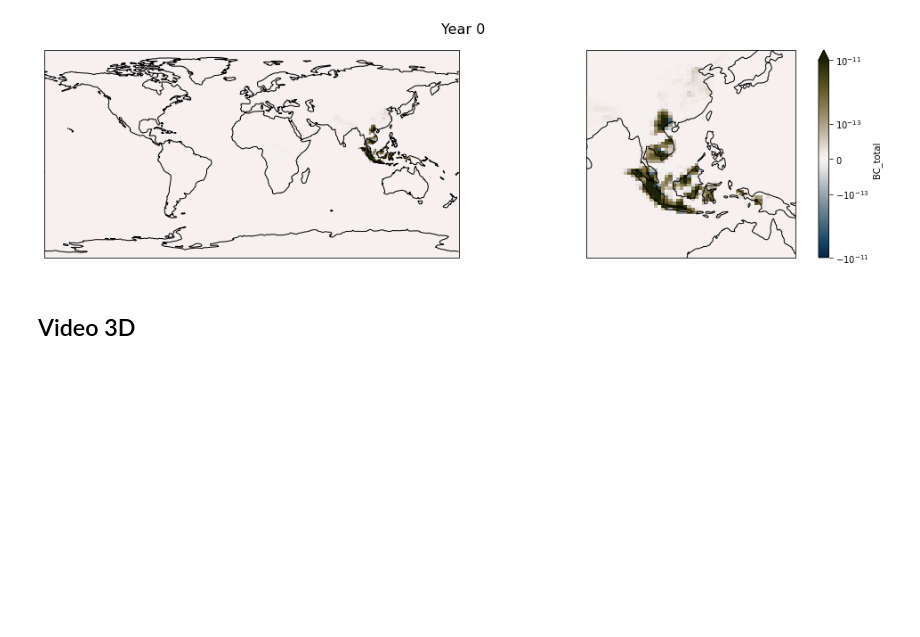
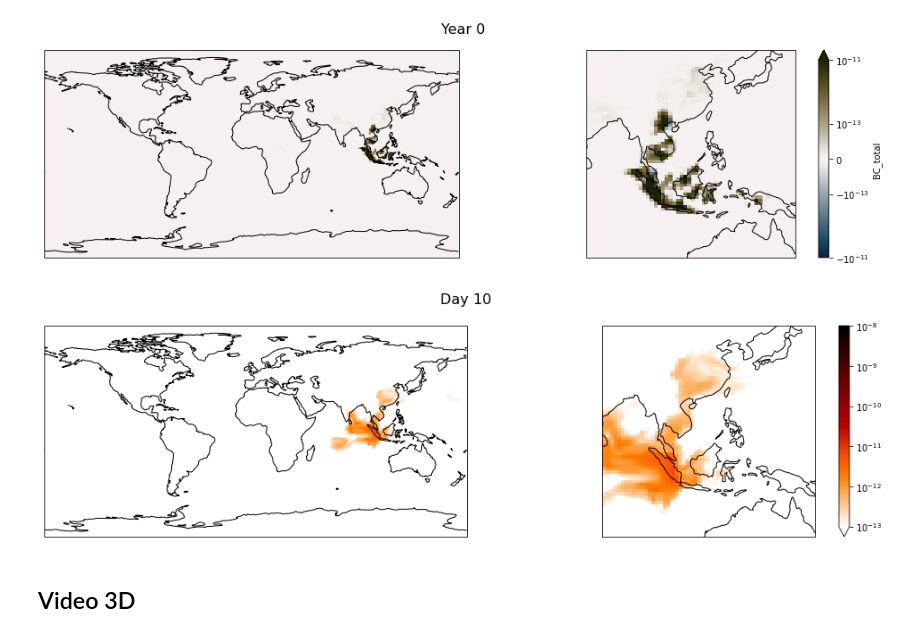
Before and after one commit to lfreese/BC-IRF, a Jupyter notebook: GF_mean_times-plotting.ipynb, the cells around one changed output. Drawn from its saved outputs; the diff is of its cells as text; code cells hidden in the pictures; blank space fills up the shorter version.

```diff
--- a/GF_mean_times-plotting.ipynb
+++ b/GF_mean_times-plotting.ipynb
@@ -428,20 +448,23 @@ plt.tight_layout()
 # %%
 t = 10
 fig, (ax1, ax2) = plt.subplots(1,2, figsize = [14,4], subplot_kw={'projection':ccrs.PlateCarree()})
 ##### global view #######
-(G.sel(run = 'all_countries_Jan').isel(s = t, lev = 0)['BC_total']*10*365*10).plot(ax = ax1, transform = ccrs.PlateCarree(),
-                                                                            norm = SymLogNorm(1e-16, 1, -1e-13, 1e-13), add_colorbar = False,
-                                                                           cmap = cmocean.cm.diff)
+(G_lev0.isel(time = t, lev = 0)['BC_total']).plot(ax = ax1, transform = ccrs.PlateCarree(),
+                                                                            norm = SymLogNorm(5e-20, 1, 1e-13, 1e-8), add_colorbar = False,
+                                                                           cmap = 'gist_heat_r')
 ax1.coastlines()
 ax1.set_title('')
 ##### Zoomed in ########
-(G.sel(run = 'all_countries_Jan').isel(s = t, lev = 0)['BC_total']*10*365*10).plot(ax = ax2, transform = ccrs.PlateCarree(),
-                                                                            norm = SymLogNorm(1e-16, 1, -1e-13, 1e-13),
-                                                                           cmap = cmocean.cm.diff)
+(G_lev0.isel(time = t, lev = 0)['BC_total']).plot(ax = ax2, transform = ccrs.PlateCarree(),
+                                                                            norm = SymLogNorm(5e-20, 1, 1e-13, 1e-8),
+                                                                               cmap = 'gist_heat_r',
+                                                                               cbar_kwargs = {'label':None})
 ax2.coastlines()
 ax2.add_feature(cfeat.STATES)
 ax2.set_extent([80,150,-20,40])
 ax2.set_title('')
-plt.suptitle(f'Year {t}', fontsize = 16);
+plt.suptitle(f'Day {t}', fontsize = 16);
 plt.tight_layout()
 plt.savefig(f"figures/conv_explainer_time{t}.png", dpi = 350, bbox_inches = 'tight')
+# %% [output]
+[figure, added]
```
Also changed, not shown: parts of 36 cells of this notebook, 14 other files.
